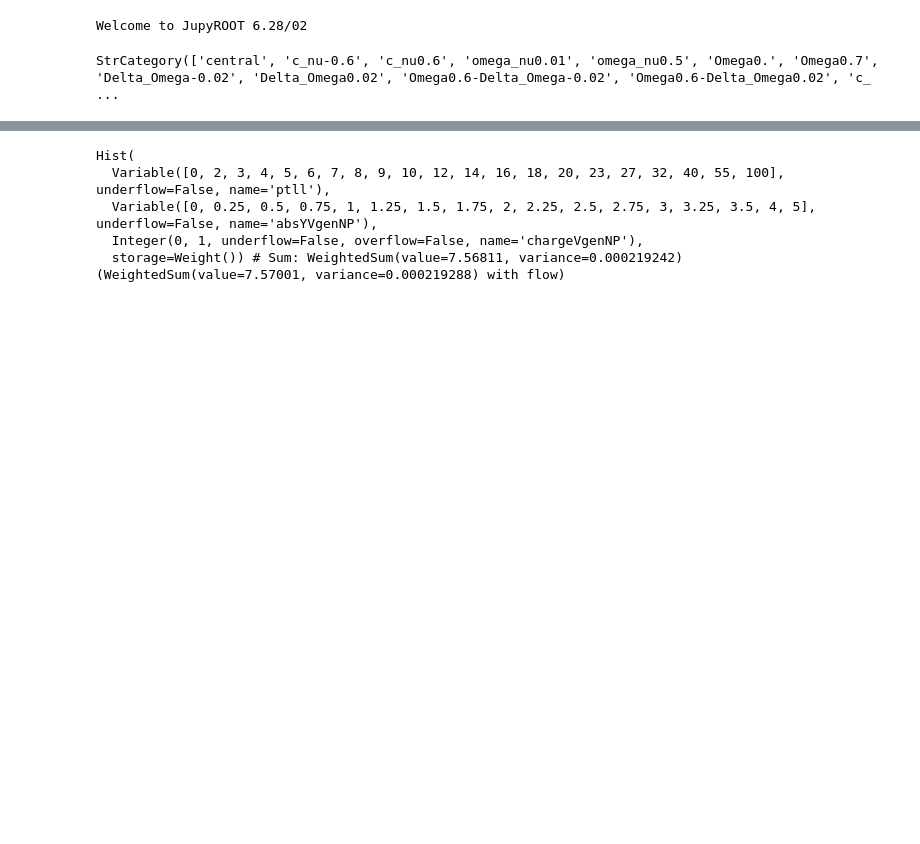
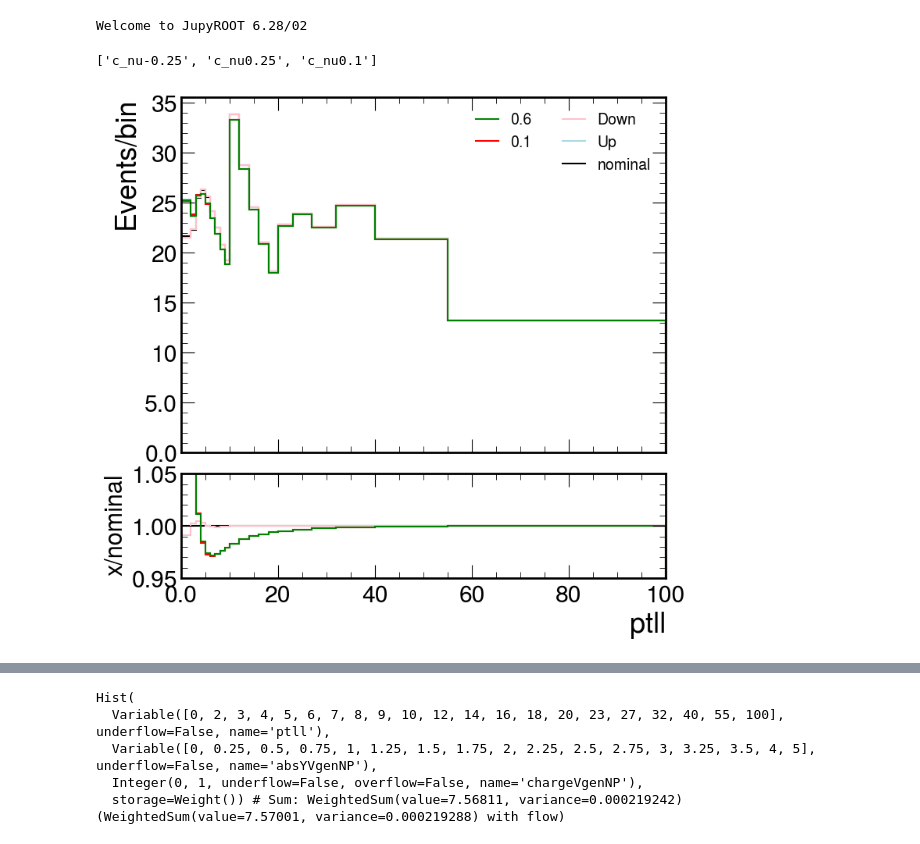
Before and after one commit to kdlong/WRemnants, a Jupyter notebook: notebooks/scetlib.ipynb, the cells around one changed output, grey strips where cells are left out. Cells and saved outputs as stored; diff of their text form; code cells hidden in the pictures; blank space fills up the shorter version.

```diff
--- a/notebooks/scetlib.ipynb
+++ b/notebooks/scetlib.ipynb
@@ -26,9 +26,24 @@ res = pickle.load(lz4.frame.open("/home/submit/kdlong/work/WRemnants/wremnants/d
 # %%
 omega = input_tools.read_and_scale("/data/submit/kdlong/Analysis/mz_dilepton_scetlib_dyturboCorr.hdf5", "ZmumuPostVFP", "nominal_scetlib_dyturboOmega")
 # %%
-theory_corr = input_tools.read_and_scale("/data/submit/kdlong/Analysis/mz_dilepton_scetlib_dyturboCorr.hdf5", "ZmumuPostVFP", "nominal_scetlib_dyturboNPCorr")
+theory_corr = input_tools.read_and_scale("/data/submit/kdlong/Analysis/mz_dilepton_scetlib_dyturboCorr.hdf5", "ZmumuPostVFP", "nominal_scetlib_dyturboCorr")
+# %%
+theory_corr_np = input_tools.read_and_scale("/data/submit/kdlong/Analysis/mz_dilepton_scetlib_dyturboCorr.hdf5", "ZmumuPostVFP", "nominal_scetlib_dyturboNPCorr")
+# %%
+[x for x in theory_corr.axes["vars"] if "c_nu" in x]
+# %% [output]
+['c_nu-0.25', 'c_nu0.25', 'c_nu0.1']
 # %%
-theory_corr.axes["vars"]
+fig = plot_tools.makePlotWithRatioToRef([
+        theory_corr[{"vars" : "pdf0"}].project("ptll"),
+        theory_corr[{"vars" : "c_nu0.25"}].project("ptll"),
+        theory_corr[{"vars" : "c_nu-0.25"}].project("ptll"),
+        theory_corr[{"vars" : "c_nu0.1"}].project("ptll"),
+        theory_corr_np[{"vars" : "c_nu0.6"}].project("ptll"),
+    ],
+    colors=["black", "lightblue", "pink", "red", "green"],
+    labels=["nominal", "Up", "Down", "0.1", "0.6"],
+    rrange=[0.95, 1.05])
 # %% [output]
-StrCategory(['central', 'c_nu-0.6', 'c_nu0.6', 'omega_nu0.01', 'omega_nu0.5', 'Omega0.', 'Omega0.7', 'Delta_Omega-0.02', 'Delta_Omega0.02', 'Omega0.6-Delta_Omega-0.02', 'Omega0.6-Delta_Omega0.02', 'c_ ...
+[figure, added]
 # %%
```
Also changed, not shown: parts of 13 cells of this notebook, 5 other files.
